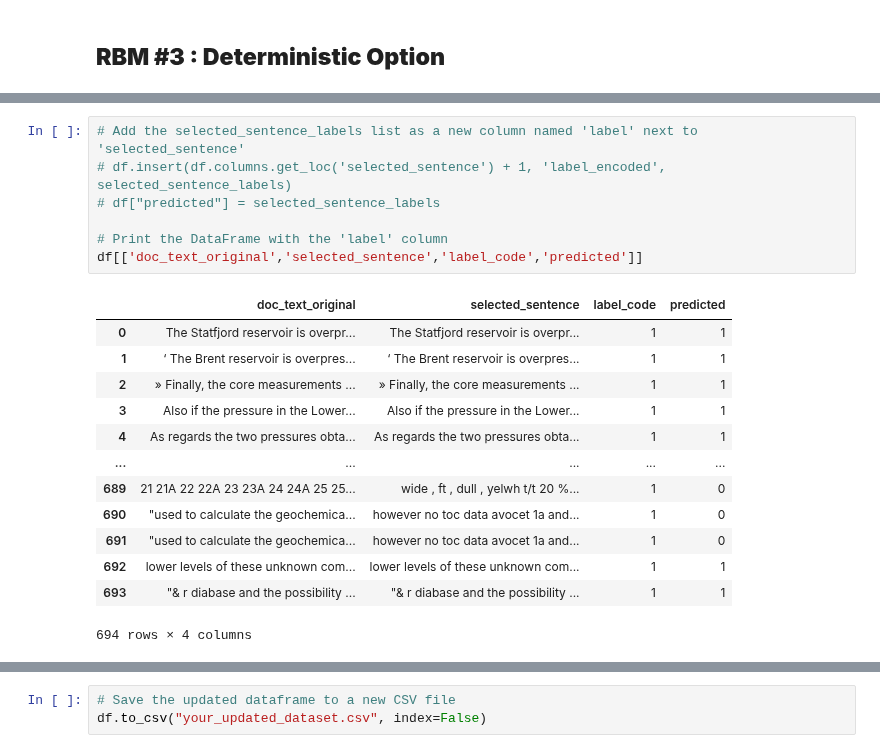
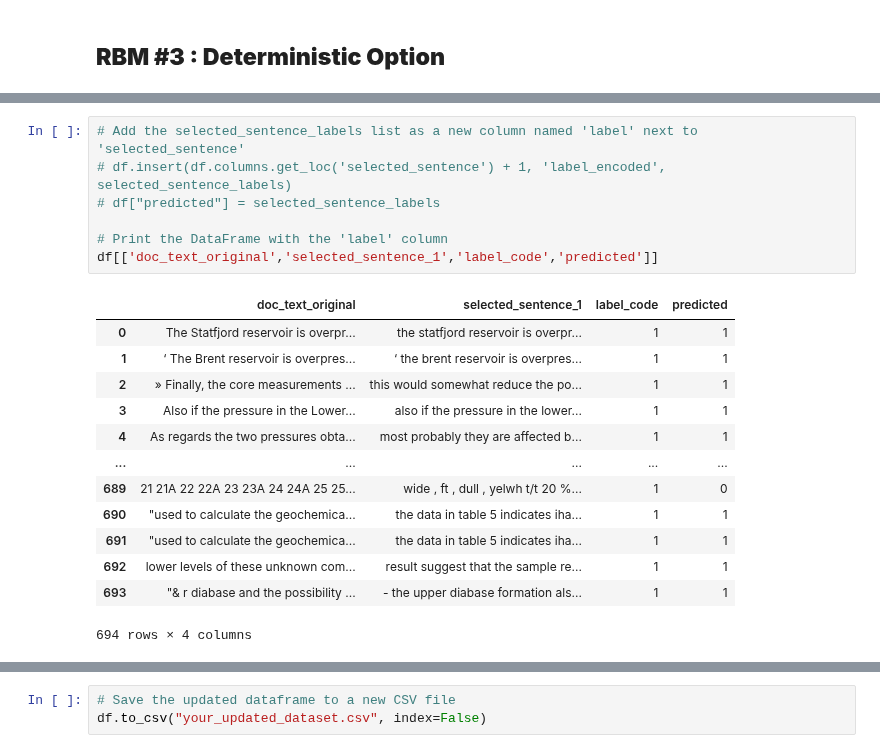
Before and after one commit to zahidhamidi/ML-Project, a Jupyter notebook: NegEx_.ipynb, the cells around one changed output, grey strips where cells are left out. Saved outputs shown, nothing was run; the diff lists cells and outputs as text.

Commit message:
updated extracted sentences

```diff
--- a/NegEx_.ipynb
+++ b/NegEx_.ipynb
@@ -330,23 +448,23 @@ Index(['id', 'result_id', 'source_name', 'source_type', 'name', 'basin',
 # %%
 # Add the selected_sentence_labels list as a new column named 'label' next to 'selected_sentence'
 # df.insert(df.columns.get_loc('selected_sentence') + 1, 'label_encoded', selected_sentence_labels)
 # df["predicted"] = selected_sentence_labels
 
 # Print the DataFrame with the 'label' column
-df[['doc_text_original','selected_sentence','label_code','predicted']]
+df[['doc_text_original','selected_sentence_1','label_code','predicted']]
 # %% [output]
-|  | doc_text_original | selected_sentence | label_code | predicted |
-| 0 | The Statfjord reservoir is overpr... | The Statfjord reservoir is overpr... | 1 | 1 |
-| 1 | ‘ The Brent reservoir is overpres... | ‘ The Brent reservoir is overpres... | 1 | 1 |
-| 2 | » Finally, the core measurements ... | » Finally, the core measurements ... | 1 | 1 |
-| 3 | Also if the pressure in the Lower... | Also if the pressure in the Lower... | 1 | 1 |
-| 4 | As regards the two pressures obta... | As regards the two pressures obta... | 1 | 1 |
+|  | doc_text_original | selected_sentence_1 | label_code | predicted |
+| 0 | The Statfjord reservoir is overpr... | the statfjord reservoir is overpr... | 1 | 1 |
+| 1 | ‘ The Brent reservoir is overpres... | ‘ the brent reservoir is overpres... | 1 | 1 |
+| 2 | » Finally, the core measurements ... | this would somewhat reduce the po... | 1 | 1 |
+| 3 | Also if the pressure in the Lower... | also if the pressure in the lower... | 1 | 1 |
+| 4 | As regards the two pressures obta... | most probably they are affected b... | 1 | 1 |
 | ... | ... | ... | ... | ... |
 | 689 | 21 21A 22 22A 23 23A 24 24A 25 25... | wide , ft , dull , yelwh t/t 20 %... | 1 | 0 |
-| 690 | "used to calculate the geochemica... | however no toc data avocet 1a and... | 1 | 0 |
-| 691 | "used to calculate the geochemica... | however no toc data avocet 1a and... | 1 | 0 |
-| 692 | lower levels of these unknown com... | lower levels of these unknown com... | 1 | 1 |
-| 693 | "& r diabase and the possibility ... | "& r diabase and the possibility ... | 1 | 1 |
+| 690 | "used to calculate the geochemica... | the data in table 5 indicates iha... | 1 | 1 |
+| 691 | "used to calculate the geochemica... | the data in table 5 indicates iha... | 1 | 1 |
+| 692 | lower levels of these unknown com... | result suggest that the sample re... | 1 | 1 |
+| 693 | "& r diabase and the possibility ... | - the upper diabase formation als... | 1 | 1 |
 694 rows × 4 columns
 # %%
 # Assuming you have loaded your DataFrame 'df' with the columns 'label_code' and 'predicted_label_code'
```
Also changed, not shown: parts of 7 cells of this notebook.
